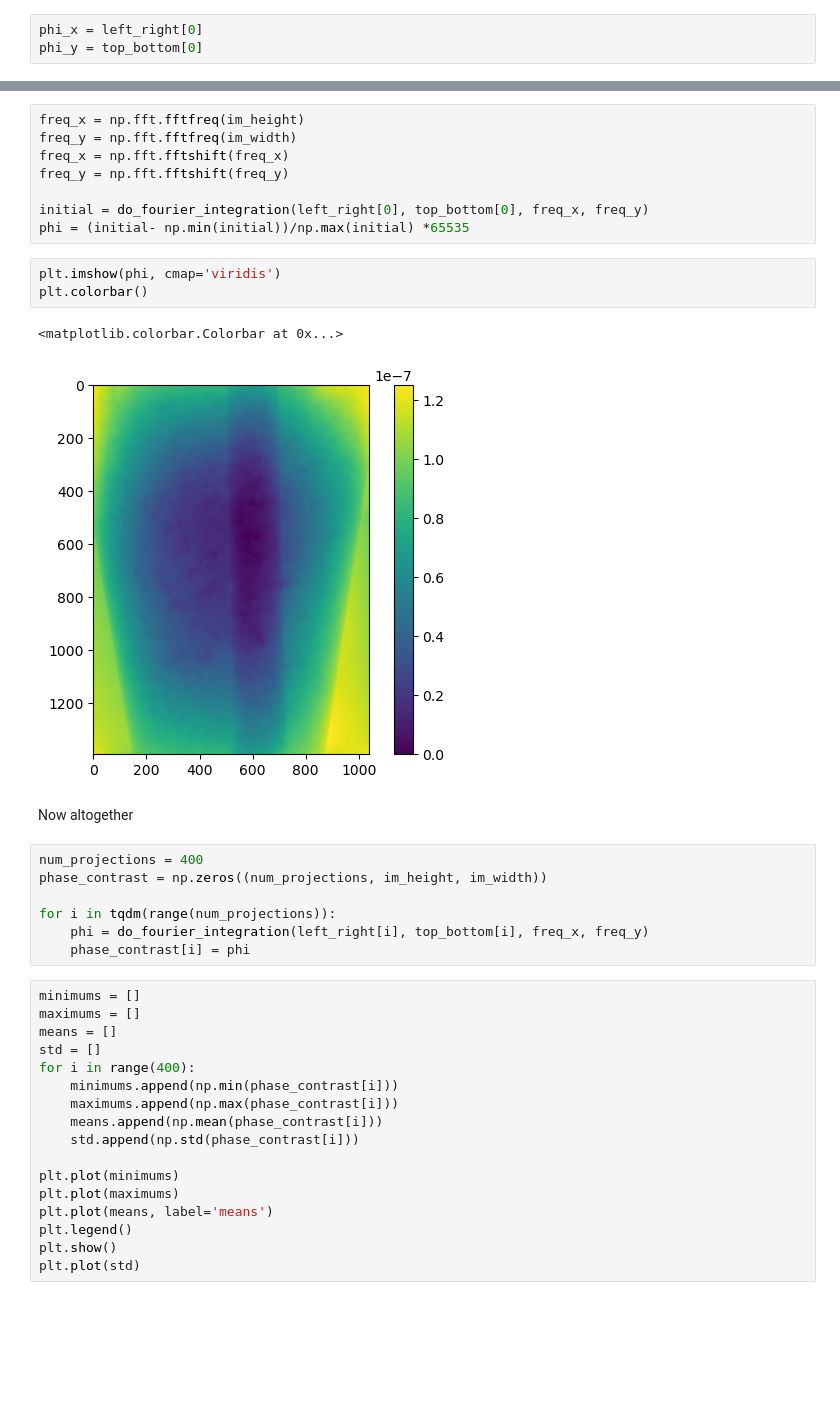
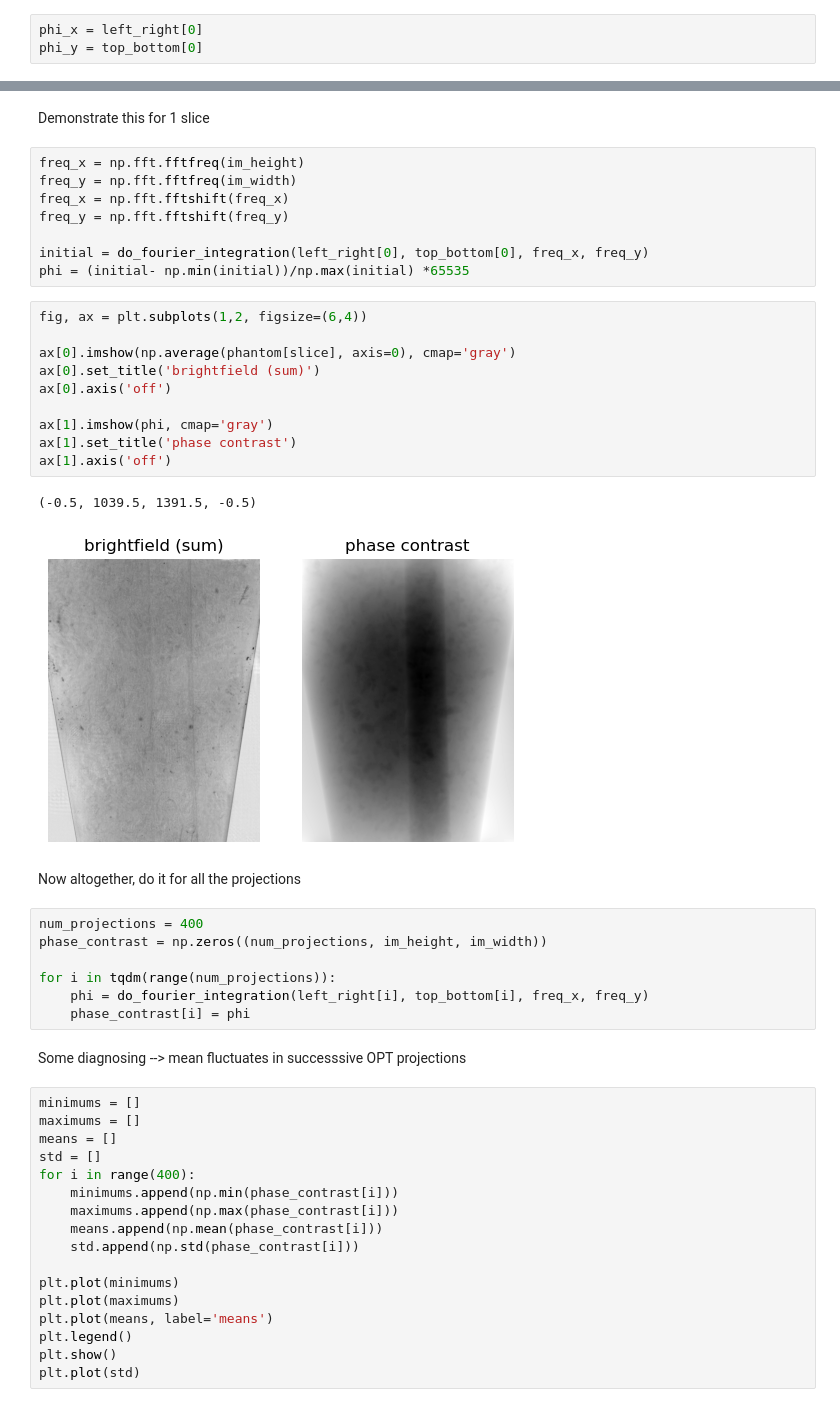
Before and after one commit to kwokkenton/optea, a Jupyter notebook: led_array/agarose_phantom_analysis.ipynb, the cells around one changed output, grey strips where cells are left out. Cells and saved outputs as stored; diff of their text form; blank space fills up the shorter version.

```diff
--- a/led_array/agarose_phantom_analysis.ipynb
+++ b/led_array/agarose_phantom_analysis.ipynb
@@ -148,6 +165,8 @@ def do_fourier_integration(dphi_x, dphi_y, freq_x, freq_y):
     denom = ((2. * np.pi * 1.0j) * (freq_xx + (1.0j * freq_yy))) + eps
     phi = inv_fourier(ft_g / denom)
     return np.imag(phi)
+# %% [markdown]
+Demonstrate this for 1 slice
 # %%
 freq_x = np.fft.fftfreq(im_height)
 freq_y = np.fft.fftfreq(im_width)
@@ -156,14 +175,21 @@ freq_y = np.fft.fftshift(freq_y)
 
 initial = do_fourier_integration(left_right[0], top_bottom[0], freq_x, freq_y)
 phi = (initial- np.min(initial))/np.max(initial) *65535
-# %%
-plt.imshow(phi, cmap='viridis')
-plt.colorbar()
-# %% [output]
-<matplotlib.colorbar.Colorbar at 0x...>
-[figure, removed]
-# %% [markdown]
-Now altogether
+# %%
+fig, ax = plt.subplots(1,2, figsize=(6,4))
+
+ax[0].imshow(np.average(phantom[slice], axis=0), cmap='gray')
+ax[0].set_title('brightfield (sum)')
+ax[0].axis('off')
+
+ax[1].imshow(phi, cmap='gray')
+ax[1].set_title('phase contrast')
+ax[1].axis('off')
+# %% [output]
+(-0.5, 1039.5, 1391.5, -0.5)
+[figure, added]
+# %% [markdown]
+Now altogether, do it for all the projections
 # %%
 num_projections = 400
 phase_contrast = np.zeros((num_projections, im_height, im_width))
@@ -171,6 +197,8 @@ phase_contrast = np.zeros((num_projections, im_height, im_width))
 for i in tqdm(range(num_projections)):
     phi = do_fourier_integration(left_right[i], top_bottom[i], freq_x, freq_y)
     phase_contrast[i] = phi
+# %% [markdown]
+Some diagnosing --> mean fluctuates in successsive OPT projections
 # %%
 minimums = []
 maximums = []
```
Also changed, not shown: parts of 9 cells of this notebook.
